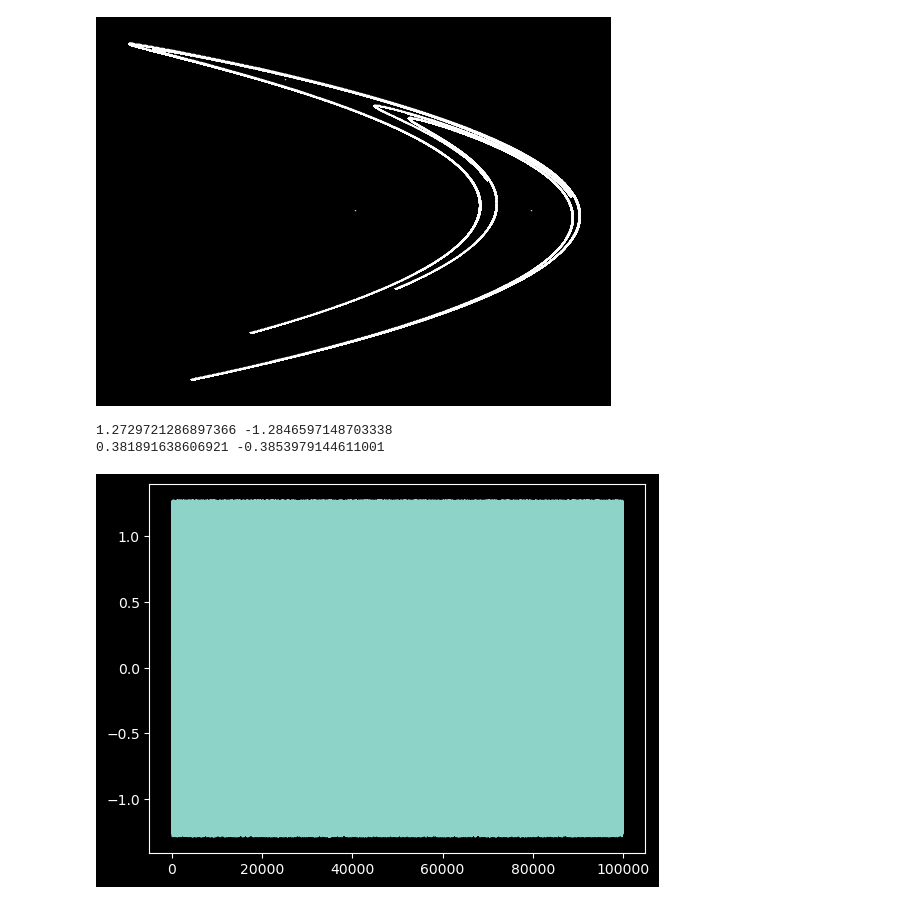
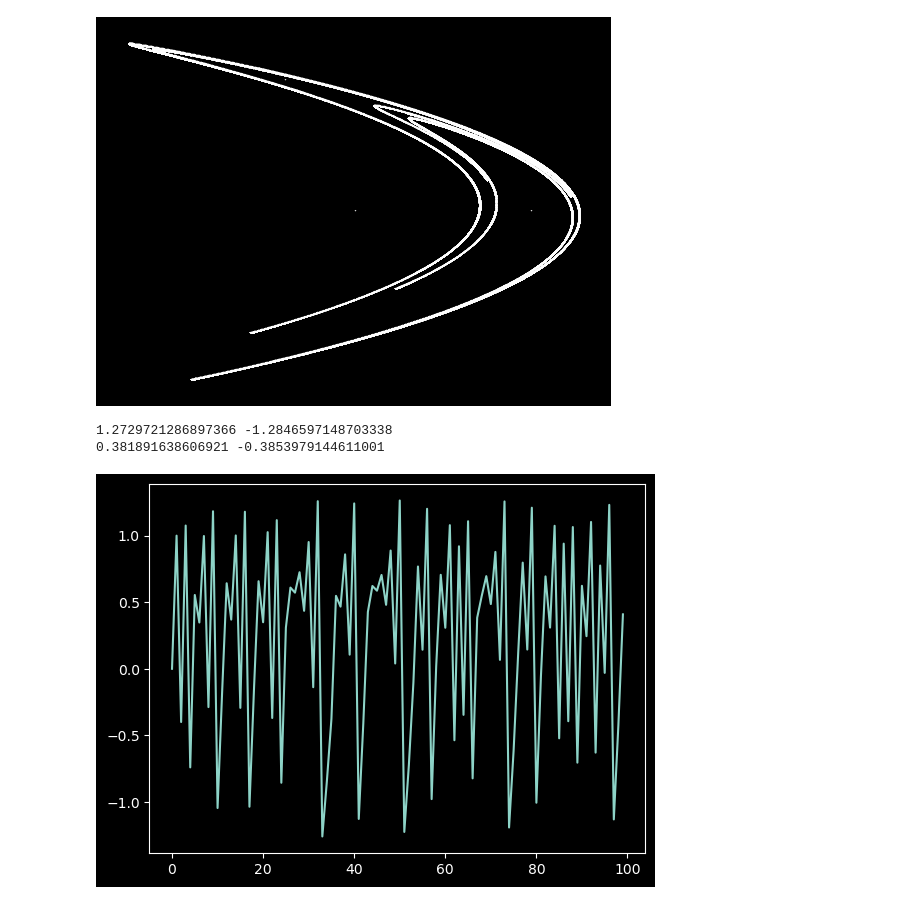
Before and after one commit to MatthewChen37/MATH8803-Final-Project, a Jupyter notebook: Henon_Map.ipynb, the cells around one changed output. Drawn from its saved outputs; the diff is of its cells as text; code cells hidden in the pictures.

```diff
--- a/Henon_Map.ipynb
+++ b/Henon_Map.ipynb
@@ -41,10 +41,10 @@ plt.close()
 # %% [output]
 [figure]
 # %%
-plt.plot(X)
+plt.plot(X[:100])
 print(X.max(), X.min())
 print(Y.max(), Y.min())
 # %% [output]
 1.2729721286897366 -1.2846597148703338
 0.381891638606921 -0.3853979144611001
-[figure, old version]
+[figure, new version]
```
Also changed, not shown: parts of 5 cells of this notebook, 2 other files.
